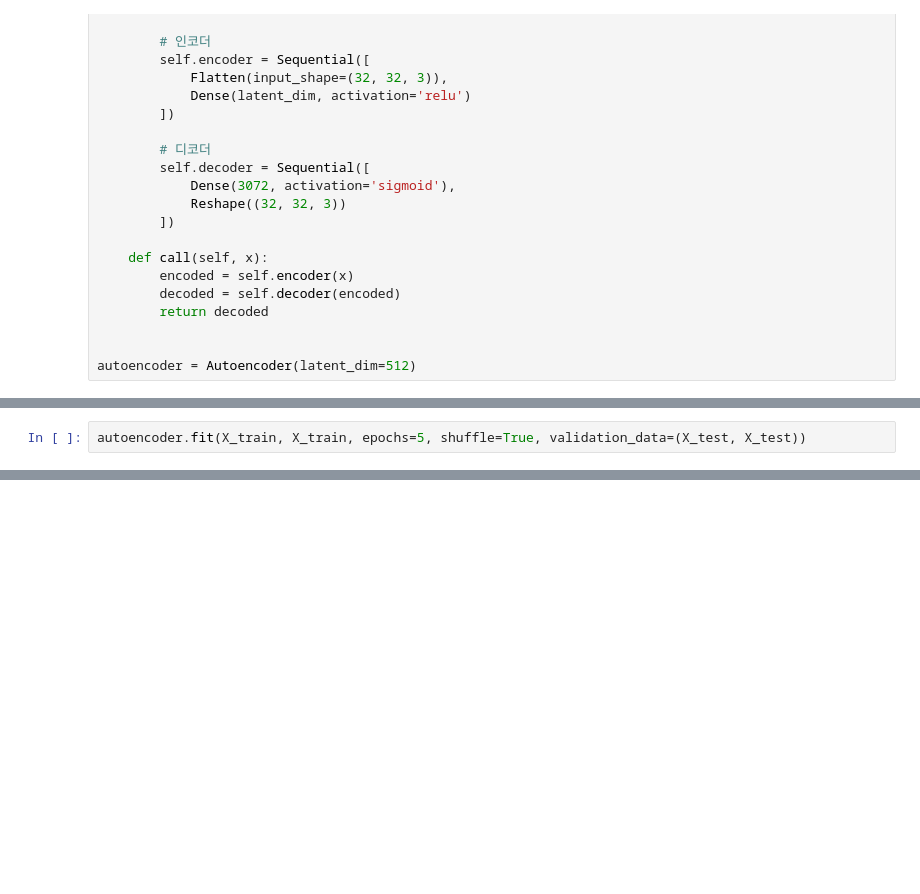
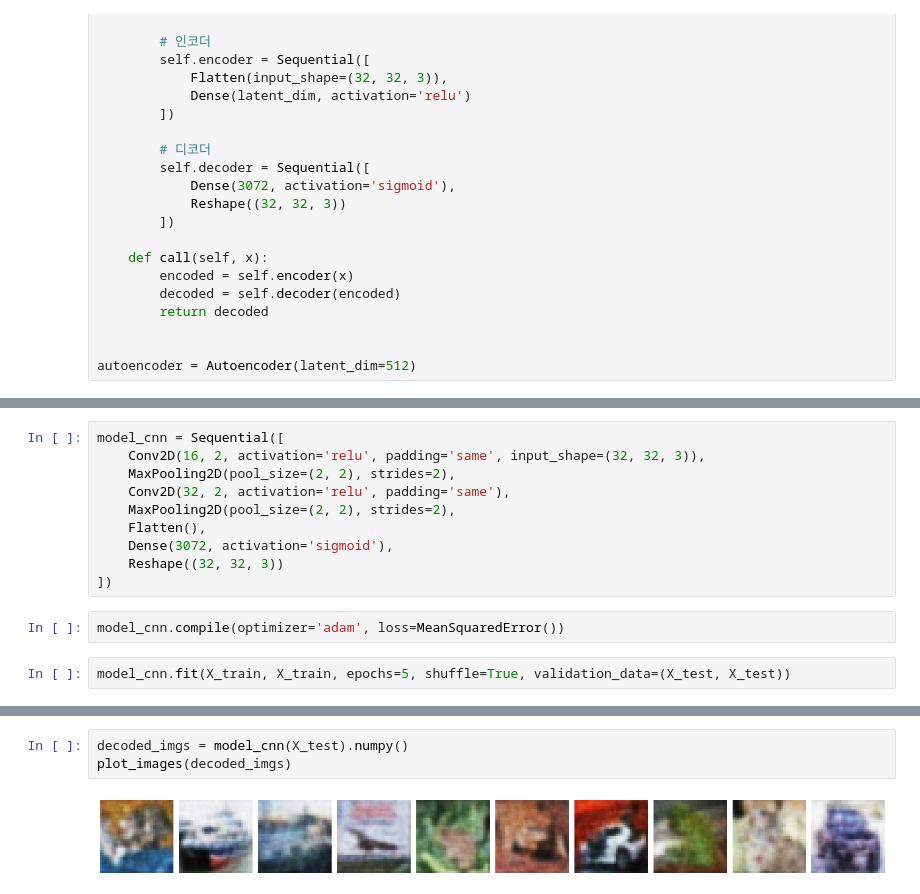
Before and after one commit to Guest-01/machine-learning-studies, a Jupyter notebook: autoencoders.ipynb, the cells around one changed output, grey strips where cells are left out. Cells and saved outputs as stored; diff of their text form; blank space fills up the shorter version.

Commit message:
mod autoencoders, add cpu_vs_gpu

```diff
--- a/autoencoders.ipynb
+++ b/autoencoders.ipynb
@@ -110,2 +102,0 @@ autoencoder.compile(optimizer='adam', loss=MeanSquaredError())
-# %%
-autoencoder.fit(X_train, X_train, epochs=5, shuffle=True, validation_data=(X_test, X_test))
@@ -128,0 +105,14 @@ plot_images(decoded_imgs)
+# %%
+model_cnn = Sequential([
+    Conv2D(16, 2, activation='relu', padding='same', input_shape=(32, 32, 3)),
+    MaxPooling2D(pool_size=(2, 2), strides=2),
+    Conv2D(32, 2, activation='relu', padding='same'),
+    MaxPooling2D(pool_size=(2, 2), strides=2),
+    Flatten(),
+    Dense(3072, activation='sigmoid'),
+    Reshape((32, 32, 3))
+])
+# %%
+model_cnn.compile(optimizer='adam', loss=MeanSquaredError())
+# %%
+model_cnn.fit(X_train, X_train, epochs=5, shuffle=True, validation_data=(X_test, X_test))
@@ -128,0 +131,5 @@ plot_images(decoded_imgs)
+# %%
+decoded_imgs = model_cnn(X_test).numpy()
+plot_images(decoded_imgs)
+# %% [output]
+[figure, added]
```
Also changed, not shown: parts of 8 cells of this notebook, 1 other file.
